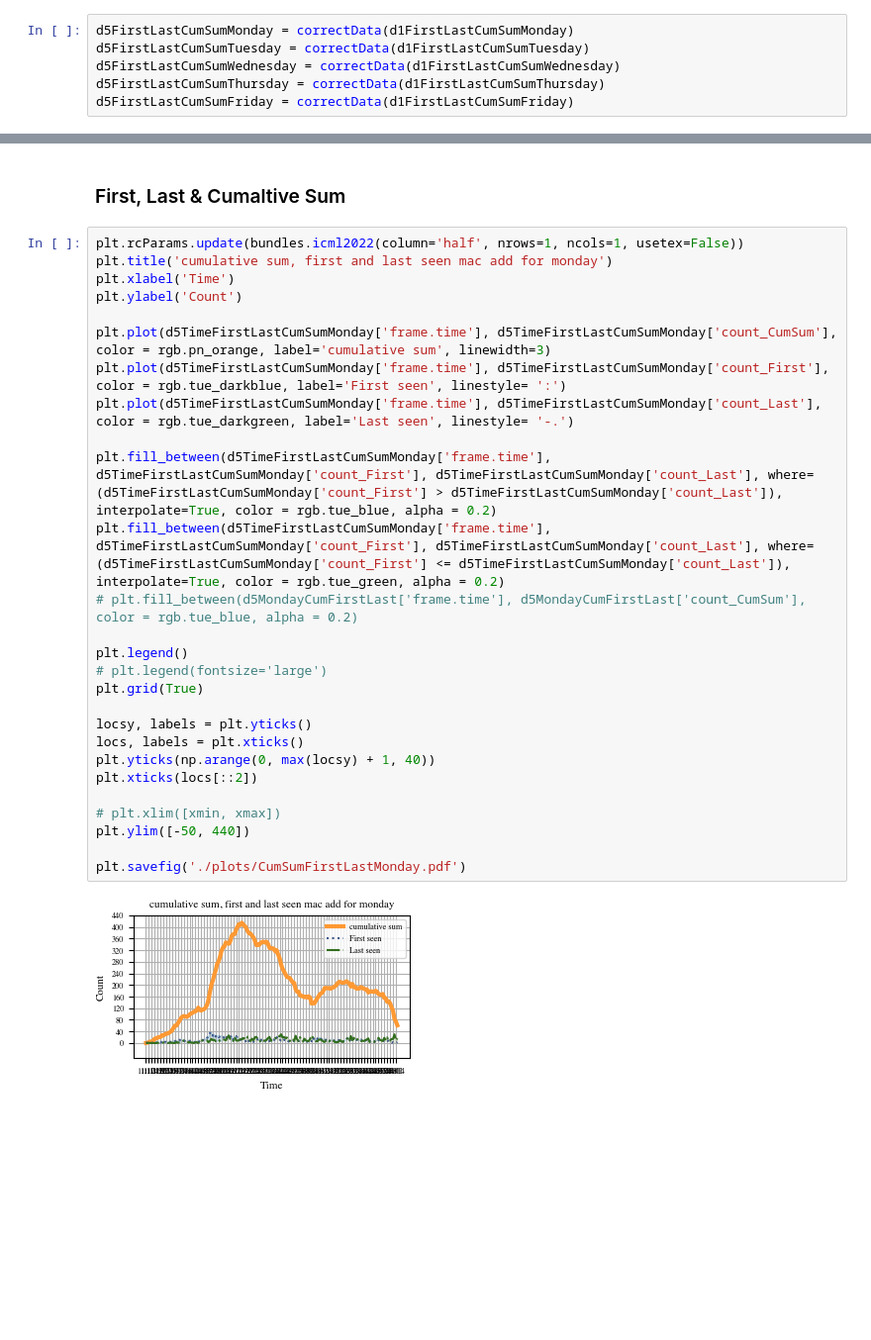
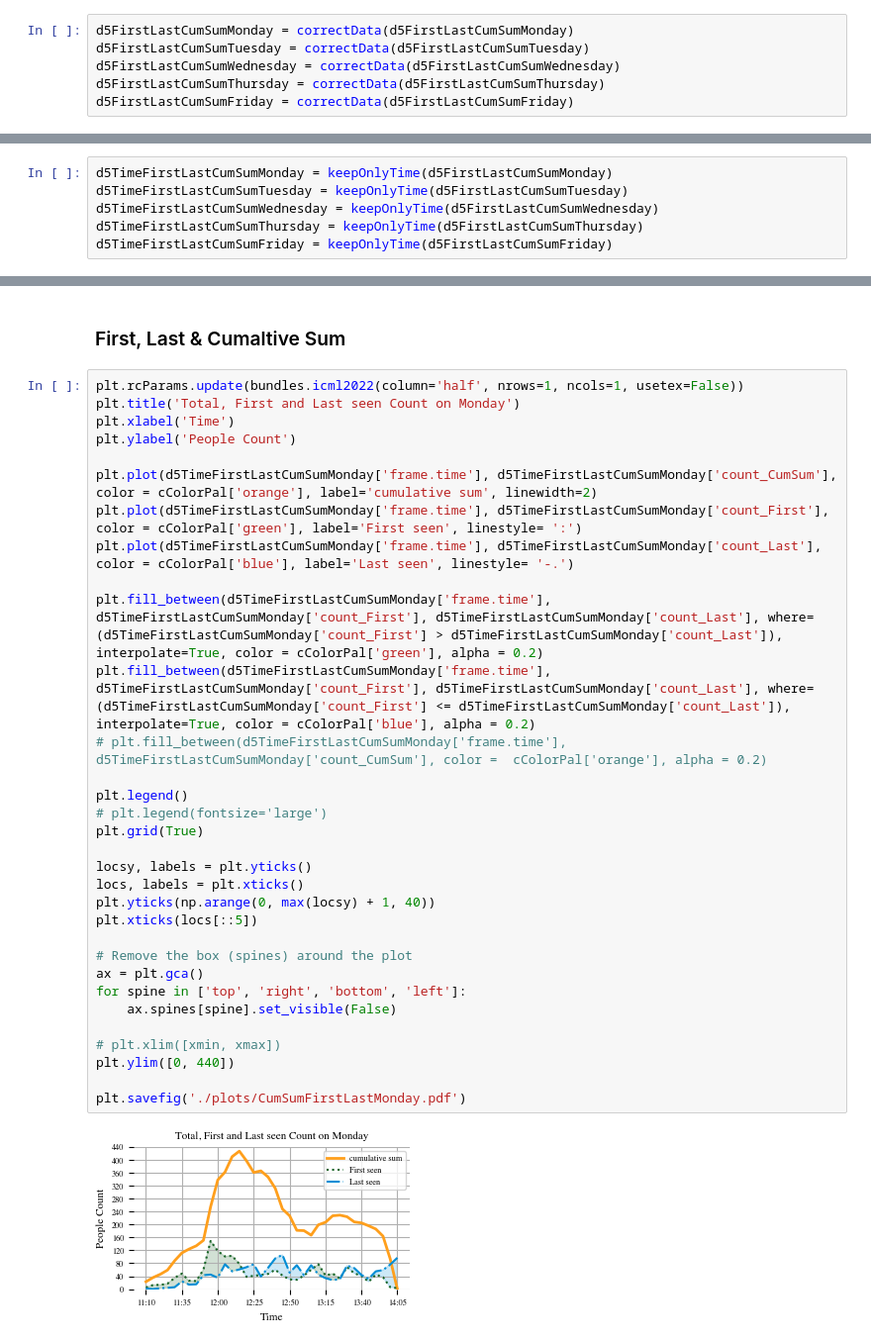
Before and after one commit to danielbischofff/dataLiteracyPeopleCounting, a Jupyter notebook: PeopleFlowMensa.ipynb, the cells around one changed output, grey strips where cells are left out. Shown at 99% size. Drawn from its saved outputs; the diff is of its cells as text; blank space fills up the shorter version.

```diff
--- a/PeopleFlowMensa.ipynb
+++ b/PeopleFlowMensa.ipynb
@@ -326,8 +338,8 @@ d1FirstLastCumSumWednesday = correctData(d1FirstLastCumSumWednesday)
 d1FirstLastCumSumThursday = correctData(d1FirstLastCumSumThursday)
 d1FirstLastCumSumFriday = correctData(d1FirstLastCumSumFriday)
 # %%
-d5FirstLastCumSumMonday = correctData(d1FirstLastCumSumMonday)
-d5FirstLastCumSumTuesday = correctData(d1FirstLastCumSumTuesday)
-d5FirstLastCumSumWednesday = correctData(d1FirstLastCumSumWednesday)
-d5FirstLastCumSumThursday = correctData(d1FirstLastCumSumThursday)
-d5FirstLastCumSumFriday = correctData(d1FirstLastCumSumFriday)
+d5FirstLastCumSumMonday = correctData(d5FirstLastCumSumMonday)
+d5FirstLastCumSumTuesday = correctData(d5FirstLastCumSumTuesday)
+d5FirstLastCumSumWednesday = correctData(d5FirstLastCumSumWednesday)
+d5FirstLastCumSumThursday = correctData(d5FirstLastCumSumThursday)
+d5FirstLastCumSumFriday = correctData(d5FirstLastCumSumFriday)
@@ -410,0 +413,6 @@ d5FirstLastCumSumPeopleFriday = estimate_devices2people(d1FirstLastCumSumFriday)
+# %%
+d5TimeFirstLastCumSumMonday = keepOnlyTime(d5FirstLastCumSumMonday)
+d5TimeFirstLastCumSumTuesday = keepOnlyTime(d5FirstLastCumSumTuesday)
+d5TimeFirstLastCumSumWednesday = keepOnlyTime(d5FirstLastCumSumWednesday)
+d5TimeFirstLastCumSumThursday = keepOnlyTime(d5FirstLastCumSumThursday)
+d5TimeFirstLastCumSumFriday = keepOnlyTime(d5FirstLastCumSumFriday)
@@ -621,31 +724,36 @@ plt.savefig('./plots/last_seen_mac_per_5_min.pdf')
 ### First, Last & Cumaltive Sum
 # %%
 plt.rcParams.update(bundles.icml2022(column='half', nrows=1, ncols=1, usetex=False))
-plt.title('cumulative sum, first and last seen mac add for monday')
+plt.title('Total, First and Last seen Count on Monday')
 plt.xlabel('Time')
-plt.ylabel('Count')
+plt.ylabel('People Count')
 
-plt.plot(d5TimeFirstLastCumSumMonday['frame.time'], d5TimeFirstLastCumSumMonday['count_CumSum'], color = rgb.pn_orange, label='cumulative sum', linewidth=3)
-plt.plot(d5TimeFirstLastCumSumMonday['frame.time'], d5TimeFirstLastCumSumMonday['count_First'], color = rgb.tue_darkblue, label='First seen', linestyle= ':')
-plt.plot(d5TimeFirstLastCumSumMonday['frame.time'], d5TimeFirstLastCumSumMonday['count_Last'], color = rgb.tue_darkgreen, label='Last seen', linestyle= '-.')
+plt.plot(d5TimeFirstLastCumSumMonday['frame.time'], d5TimeFirstLastCumSumMonday['count_CumSum'], color = cColorPal['orange'], label='cumulative sum', linewidth=2)
+plt.plot(d5TimeFirstLastCumSumMonday['frame.time'], d5TimeFirstLastCumSumMonday['count_First'], color = cColorPal['green'], label='First seen', linestyle= ':')
+plt.plot(d5TimeFirstLastCumSumMonday['frame.time'], d5TimeFirstLastCumSumMonday['count_Last'], color = cColorPal['blue'], label='Last seen', linestyle= '-.')
 
-plt.fill_between(d5TimeFirstLastCumSumMonday['frame.time'], d5TimeFirstLastCumSumMonday['count_First'], d5TimeFirstLastCumSumMonday['count_Last'], where=(d5TimeFirstLastCumSumMonday['count_First'] > d5TimeFirstLastCumSumMonday['count_Last']), interpolate=True, color = rgb.tue_blue, alpha = 0.2)
-plt.fill_between(d5TimeFirstLastCumSumMonday['frame.time'], d5TimeFirstLastCumSumMonday['count_First'], d5TimeFirstLastCumSumMonday['count_Last'], where=(d5TimeFirstLastCumSumMonday['count_First'] <= d5TimeFirstLastCumSumMonday['count_Last']), interpolate=True, color = rgb.tue_green, alpha = 0.2)
-# plt.fill_between(d5MondayCumFirstLast['frame.time'], d5MondayCumFirstLast['count_CumSum'], color = rgb.tue_blue, alpha = 0.2)
+plt.fill_between(d5TimeFirstLastCumSumMonday['frame.time'], d5TimeFirstLastCumSumMonday['count_First'], d5TimeFirstLastCumSumMonday['count_Last'], where=(d5TimeFirstLastCumSumMonday['count_First'] > d5TimeFirstLastCumSumMonday['count_Last']), interpolate=True, color = cColorPal['green'], alpha = 0.2)
+plt.fill_between(d5TimeFirstLastCumSumMonday['frame.time'], d5TimeFirstLastCumSumMonday['count_First'], d5TimeFirstLastCumSumMonday['count_Last'], where=(d5TimeFirstLastCumSumMonday['count_First'] <= d5TimeFirstLastCumSumMonday['count_Last']), interpolate=True, color = cColorPal['blue'], alpha = 0.2)
+# plt.fill_between(d5TimeFirstLastCumSumMonday['frame.time'], d5TimeFirstLastCumSumMonday['count_CumSum'], color =  cColorPal['orange'], alpha = 0.2)
 
 plt.legend()
 # plt.legend(fontsize='large')
 plt.grid(True)
 
 locsy, labels = plt.yticks()
 locs, labels = plt.xticks()
 plt.yticks(np.arange(0, max(locsy) + 1, 40))
-plt.xticks(locs[::2])
+plt.xticks(locs[::5])
+
+# Remove the box (spines) around the plot
+ax = plt.gca()
+for spine in ['top', 'right', 'bottom', 'left']:
+    ax.spines[spine].set_visible(False)
 
 # plt.xlim([xmin, xmax])
-plt.ylim([-50, 440])
+plt.ylim([0, 440])
 
 plt.savefig('./plots/CumSumFirstLastMonday.pdf')
 # %% [output]
-[figure, old version]
+[figure, new version]
 # %% [markdown]
```
Also changed, not shown: parts of 50 cells of this notebook.
